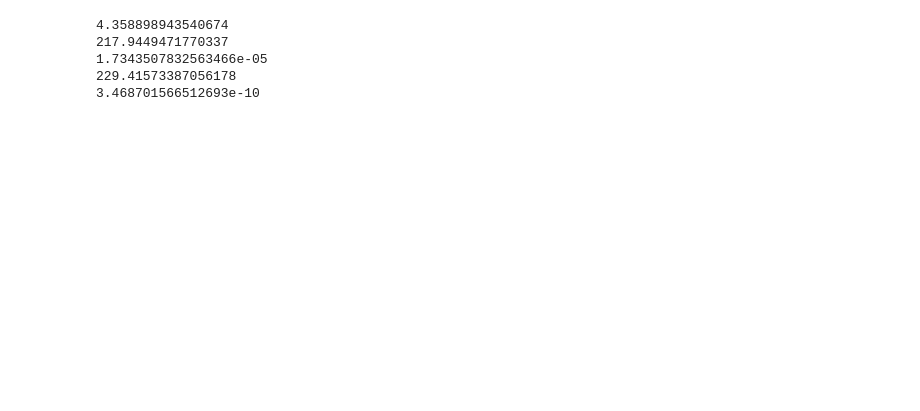
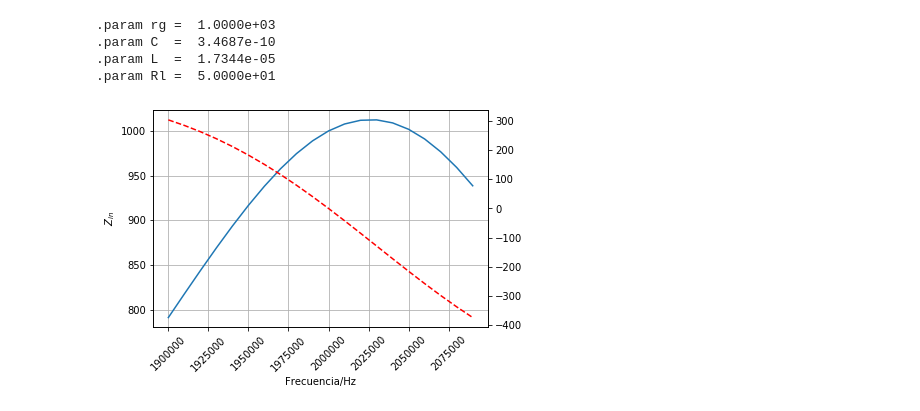
Before and after one commit to eaiii-frba-utn/2020, a Jupyter notebook: docs/source/adaptacion/adaptacion.ipynb, the cells around one changed output. Cells and saved outputs as stored; diff of their text form; code cells hidden in the pictures; blank space fills up the shorter version.

```diff
--- a/docs/source/adaptacion/adaptacion.ipynb
+++ b/docs/source/adaptacion/adaptacion.ipynb
@@ -402,36 +404,41 @@ $$C = \frac{1}{2 \pi 2\times 10^6 Hz \cdot 229.41 \Omega} = 346.8 pF$$
 Como vemos en este ejemplo, se logra la adaptación de la resistencia mediante la conversión de serie a paralelo. Dado que se emplean solo dos componentes reactivos, el $Q_c$ queda impuesto por el circuito y no puede ser modificado sin afectar la adaptación.
-# %%
-import numpy as np
-Rs = 50
-Rp = 1000
-fo = 2e6
-
-
-Qm = ((Rp/Rs)-1)**0.5
-
-print(Qm)
-
-XL = Qm * Rs
-
-print(XL)
-
-L = XL/(2*np.pi*fo)
-
-print(L)
-
-XLp = XL *(1+1/Qm**2)
-
-print(XLp)
-
-C = 1/(2*np.pi*fo*XLp)
-
-print(C)
-# %% [output]
-4.358898943540674
-217.9449471770337
-1.7343507832563466e-05
-229.41573387056178
-3.468701566512693e-10
+# %%
+import myplot as myp
+import numpy as np
+import matplotlib.pyplot as plt
+
+# Datos
+Rg = 1000
+Rl = 50
+fo = 2e6
+wo = 2*np.pi*fo
+
+Qm  = ((Rg/Rl)-1)**0.5      # Caclulo del Qm
+XL  = Qm * Rl               # Caclulo de XL
+L   = XL/wo                 # Calculo de L
+XLp = XL *(1+1/Qm**2)       # Conversion de L paralelo
+C   = 1/(2*np.pi*fo*XLp)    # Conversion de C de sintonia
+
+print('.param rg =  {:1.4e} '.format(Rg) )
+print('.param C  =  {:1.4e} '.format(C) )
+print('.param L  =  {:1.4e} '.format(L) )
+print('.param Rl =  {:1.4e} '.format(Rl) )
+
+# Ahora calculando en la hoja de calculo
+f =  np.arange(1.9e6,2.1e6,10e3)                   # Defino el array de frecuencia
+Zi = 1/(1j*2*np.pi*f*C + 1/(Rl+ 1j*2*np.pi*f*L))
+
+myp.PlotCpx(f,Zi , labelx = 'Frecuencia/Hz', labely = '$Z_{in}$')
+
+plt.savefig('figures/converSerPAr.png')
+
+plt.show()
+# %% [output]
+.param rg =  1.0000e+03
+.param C  =  3.4687e-10
+.param L  =  1.7344e-05
+.param Rl =  5.0000e+01
+[figure, added]
 # %% [markdown]
 # Máxima transferencia de energía a $Q$ constante.
 
```
Also changed, not shown: parts of 20 cells of this notebook, 48 other files.
